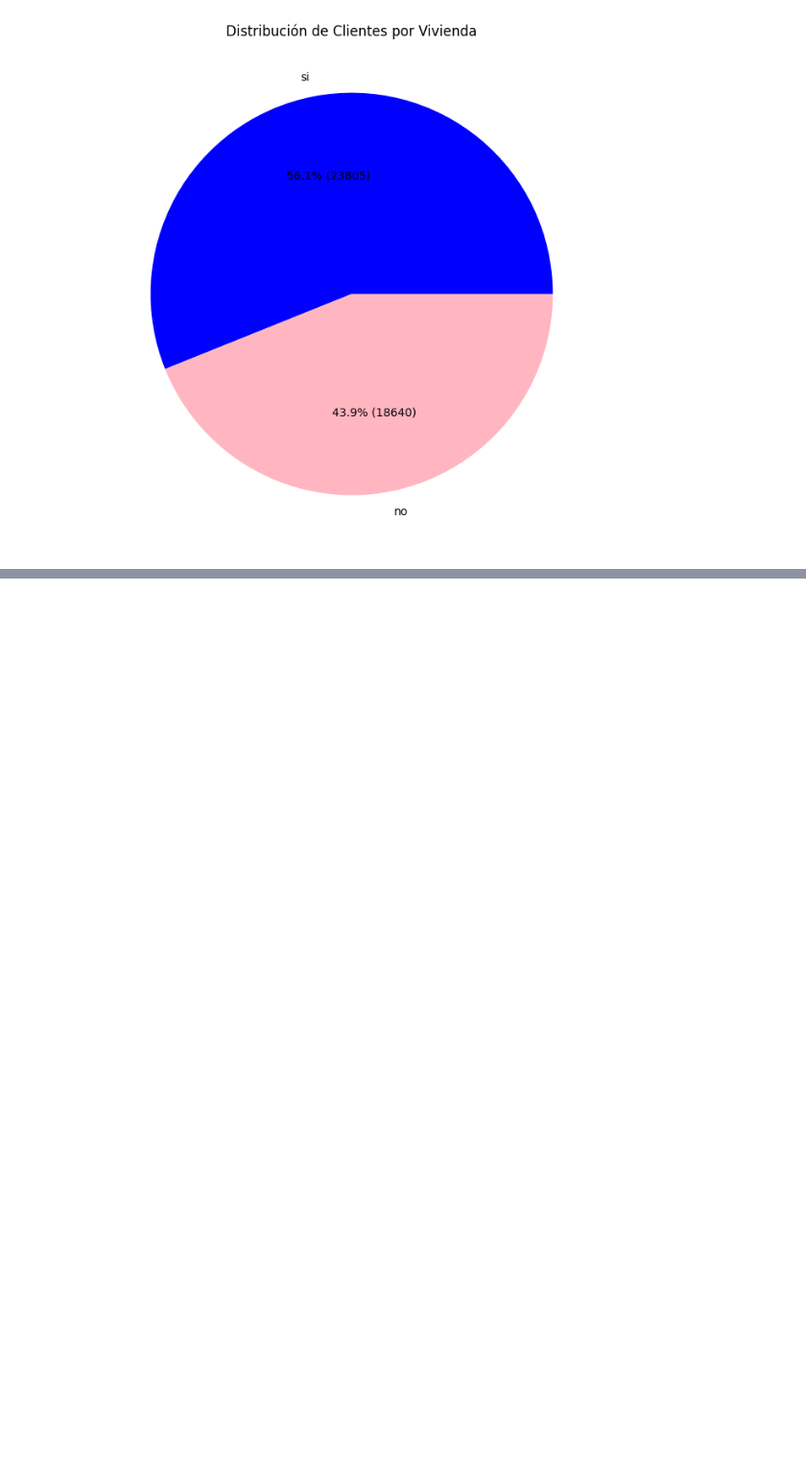
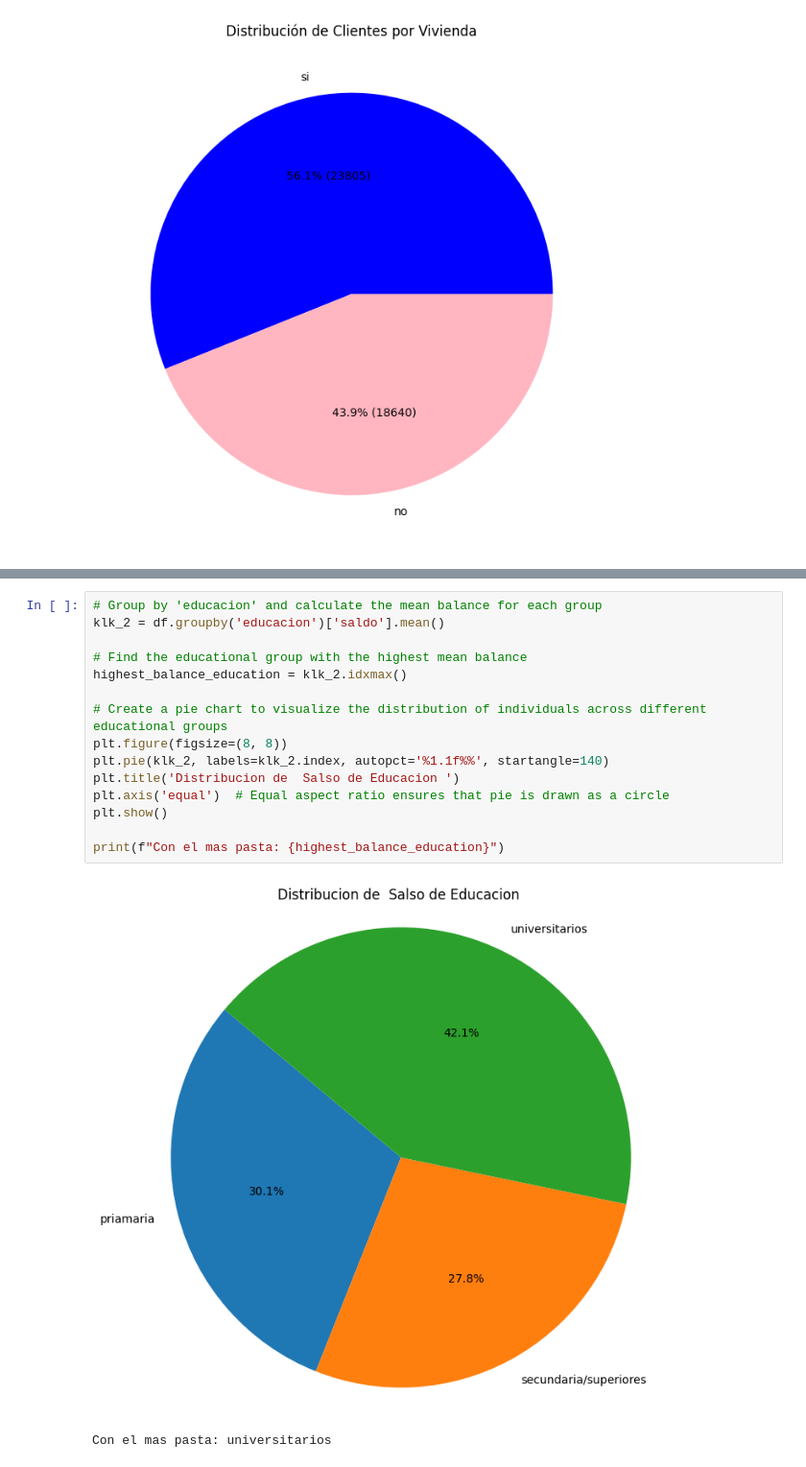
Before and after one commit to erxgli/Amacor_contexto_bancario, a Jupyter notebook: KLK.ipynb, the cells around one changed output, grey strips where cells are left out. Shown at 96% size. Drawn from its saved outputs; the diff is of its cells as text; blank space fills up the shorter version.

```diff
--- a/KLK.ipynb
+++ b/KLK.ipynb
@@ -361,0 +395,18 @@ plt.show()
+# %%
+# Group by 'educacion' and calculate the mean balance for each group
+klk_2 = df.groupby('educacion')['saldo'].mean()
+
+# Find the educational group with the highest mean balance
+highest_balance_education = klk_2.idxmax()
+
+# Create a pie chart to visualize the distribution of individuals across different educational groups
+plt.figure(figsize=(8, 8))
+plt.pie(klk_2, labels=klk_2.index, autopct='%1.1f%%', startangle=140)
+plt.title('Distribucion de  Salso de Educacion ')
+plt.axis('equal')  # Equal aspect ratio ensures that pie is drawn as a circle
+plt.show()
+
+print(f"Con el mas pasta: {highest_balance_education}")
+# %% [output]
+[figure, added]
+Con el mas pasta: universitarios
```
Also changed, not shown: parts of 2 cells of this notebook.
